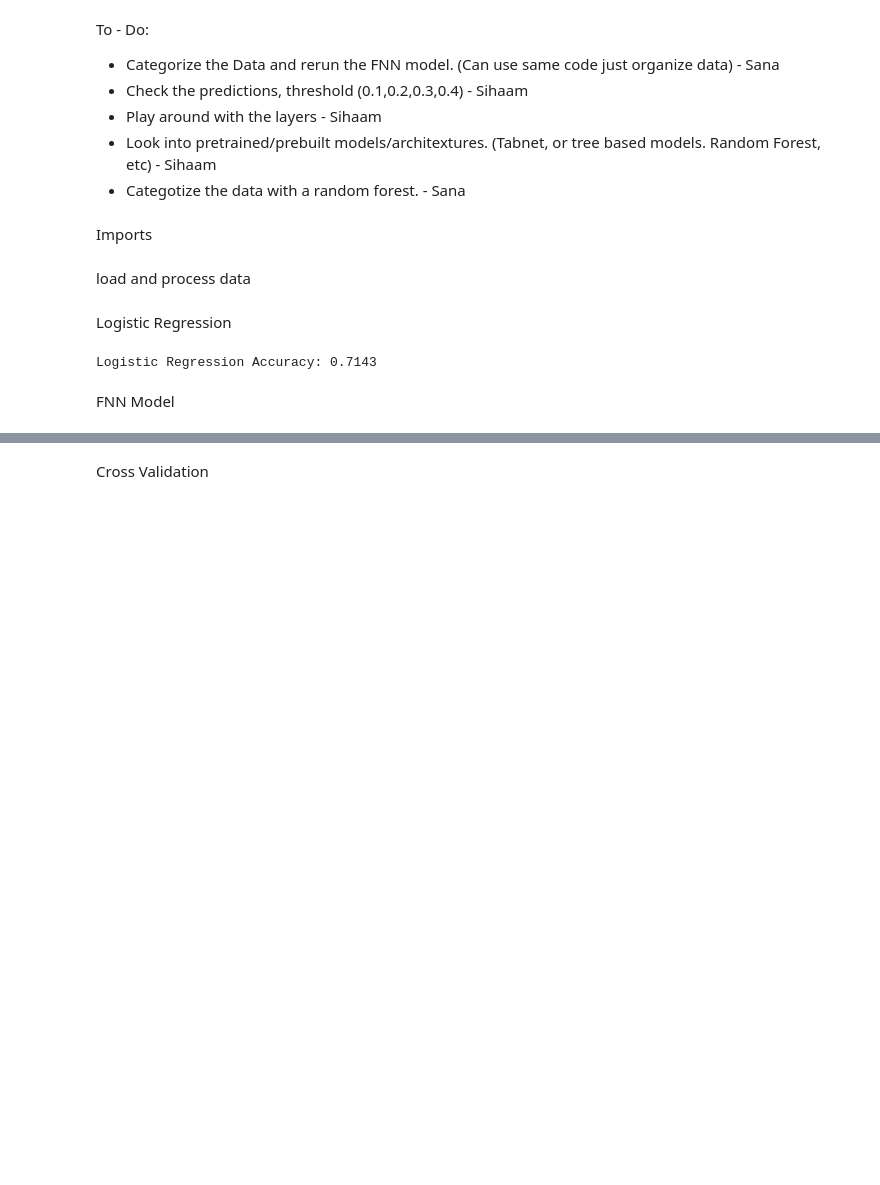
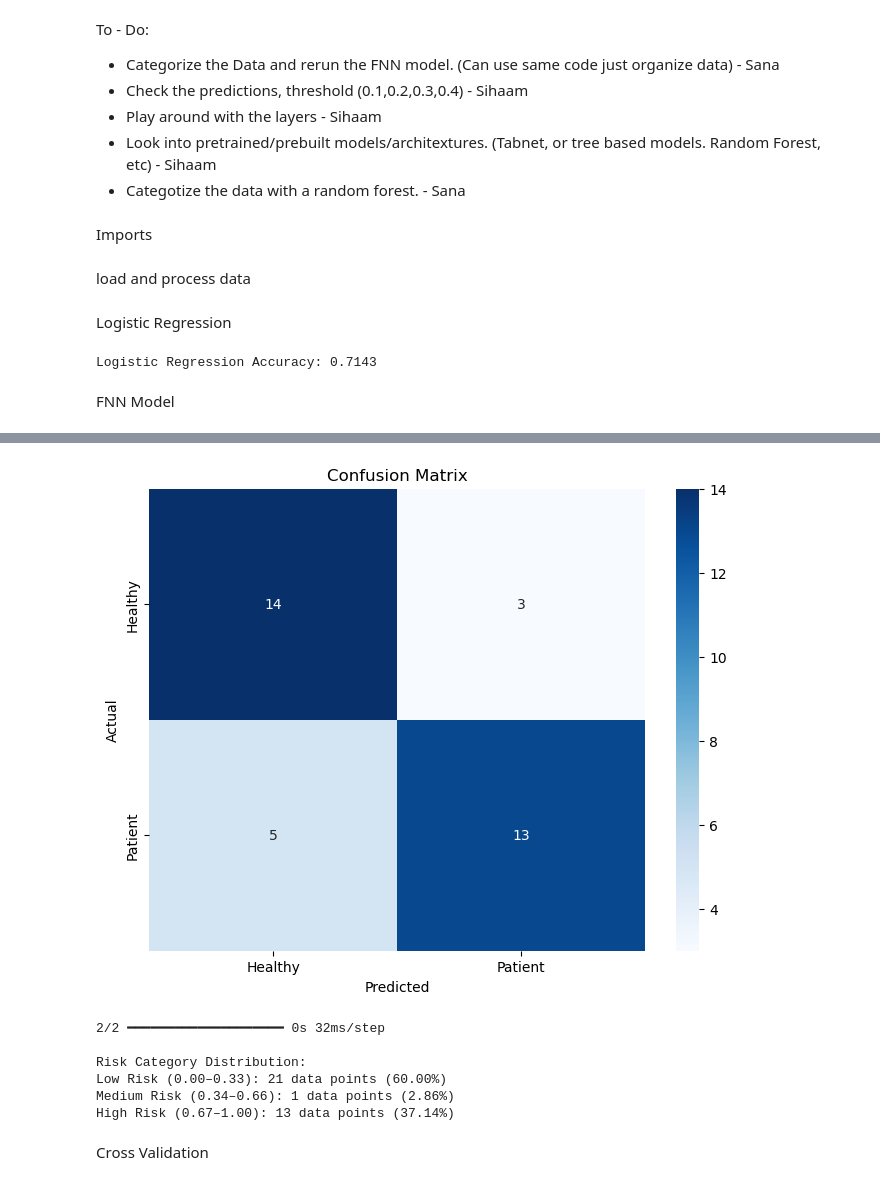
Before and after one commit to tosinboyd/STEM-FELLOWSHIP-COMP, a Jupyter notebook: alzheimer.ipynb, the cells around one changed output, grey strips where cells are left out. Drawn from its saved outputs; the diff is of its cells as text; code cells hidden in the pictures; blank space fills up the shorter version.

Commit message:
confusion matrices, removed thresholding

```diff
--- a/alzheimer.ipynb
+++ b/alzheimer.ipynb
@@ -111,3 +111,44 @@ Final Model Accuracy: 0.6857
+# %%
+#Print confusion matrix with seaborn
+cm = confusion_matrix(y_test, (y_probs > 0.5).astype(int))
+plt.figure(figsize=(8, 6))
+sns.heatmap(cm, annot=True, fmt='d', cmap='Blues', xticklabels=['Healthy', 'Patient'], yticklabels=['Healthy', 'Patient'])
+plt.xlabel('Predicted')
+plt.ylabel('Actual')
+plt.title('Confusion Matrix')
+plt.show()
+# %% [output]
+[figure, added]
+# %%
+# Predict raw probabilities (not thresholded)
+y_probs = model.predict(X_test)
+# Categorize risk levels
+low_risk = (y_probs <= 0.33)
+medium_risk = (y_probs > 0.33) & (y_probs <= 0.66)
+high_risk = (y_probs > 0.66)
+
+# Count total and each category
+total = len(y_probs)
+low_count = np.sum(low_risk)
+med_count = np.sum(medium_risk)
+high_count = np.sum(high_risk)
+
+# Calculate percentages
+low_pct = low_count / total * 100
+med_pct = med_count / total * 100
+high_pct = high_count / total * 100
+
+print(f"\nRisk Category Distribution:")
+print(f"Low Risk (0.00–0.33): {low_count} data points ({low_pct:.2f}%)")
+print(f"Medium Risk (0.34–0.66): {med_count} data points ({med_pct:.2f}%)")
+print(f"High Risk (0.67–1.00): {high_count} data points ({high_pct:.2f}%)")
+# %% [output]
+2/2 ━━━━━━━━━━━━━━━━━━━━ 0s 32ms/step
+
+Risk Category Distribution:
+Low Risk (0.00–0.33): 21 data points (60.00%)
+Medium Risk (0.34–0.66): 1 data points (2.86%)
+High Risk (0.67–1.00): 13 data points (37.14%)
 # %% [markdown]
 Cross Validation
 # %%
```
Also changed, not shown: parts of 8 cells of this notebook.
